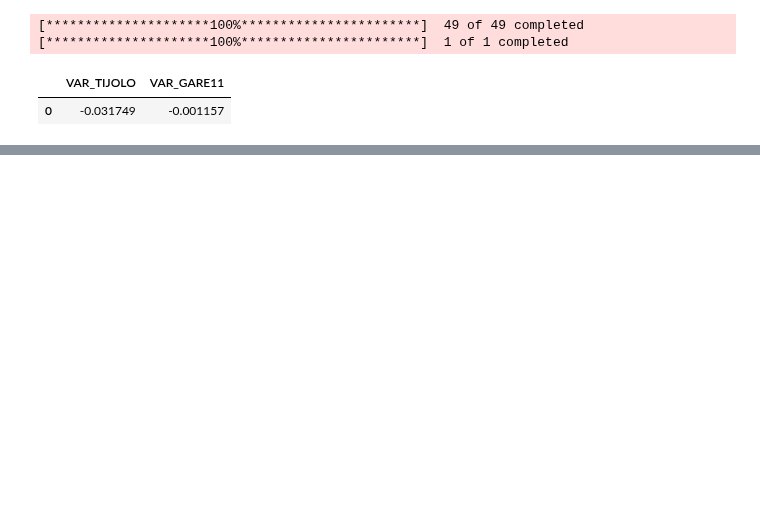
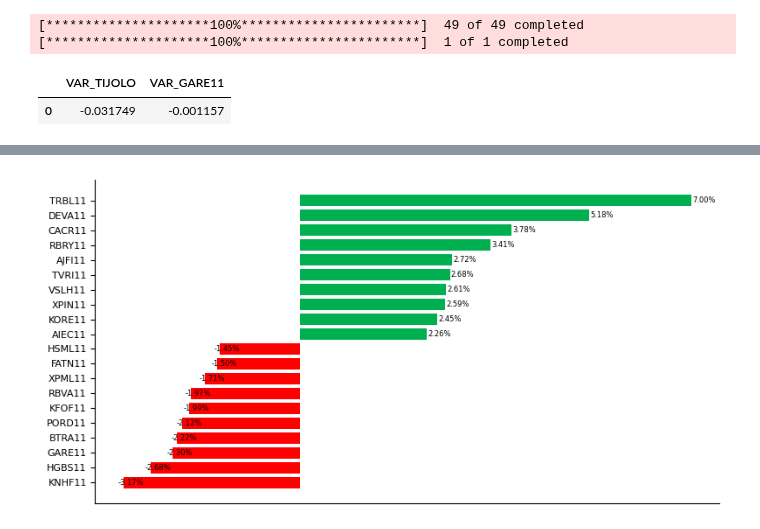
Before and after one commit to LucasFranco-guardian/Relat-rios-Passivo, a Jupyter notebook: Relatorio_ativo.ipynb, the cells around one changed output, grey strips where cells are left out. Drawn from its saved outputs; the diff is of its cells as text; code cells hidden in the pictures; blank space fills up the shorter version.

```diff
--- a/Relatorio_ativo.ipynb
+++ b/Relatorio_ativo.ipynb
@@ -116,0 +270,58 @@ ativos_merge
+# %%
+top_10_altas = ativos_merge.nlargest(10, 'VARIAÇÃO_DIARIA')
+top_10_baixas = ativos_merge.nsmallest(10, 'VARIAÇÃO_DIARIA')
+
+top_10_altasXbaixas = pd.concat([top_10_altas,top_10_baixas]).reset_index(drop=True)
+
+top_10_altasXbaixas = top_10_altasXbaixas.drop(columns = ['TIPO', 'VP MM', 'COTAS', 'LIQUIDEZ - MÉDIA', 'LIQUIDEZ - SOMA', 'Preço1',
+                                    'Preço2', 'VM', 'P/VP'])
+top_10_altasXbaixas = top_10_altasXbaixas.sort_values(by='VARIAÇÃO_DIARIA', ascending = True)
+top_10_altasXbaixas['Ticker'] = top_10_altasXbaixas['Ticker'].apply(excluir_5_dig)
+
+fig, ax = plt.subplots(figsize=(8, 4))
+
+# Criar as barras horizontais com cores baseadas na variação diária
+graf_barras = ax.barh(
+    top_10_altasXbaixas['Ticker'],
+    top_10_altasXbaixas['VARIAÇÃO_DIARIA'],
+    color=['#00B050' if var > 0 else '#FF0000' for var in top_10_altasXbaixas['VARIAÇÃO_DIARIA']]
+)
+
+# Adicionar rótulos de dados às barras
+for barra in graf_barras:
+    largura = barra.get_width()
+    deslocamento = 0.1 if largura < 0 else 0.02
+    ax.text(
+        largura - deslocamento if largura < 0 else largura + deslocamento,
+        barra.get_y() + barra.get_height() / 2,
+        f'{largura:,.2f}%',
+        ha='left',
+        va='center',
+        fontsize=6,
+        color='black'  # Cor dos rótulos de texto
+    )
+
+# Personalizar o gráfico
+ax.set_ylabel('', fontsize=12, color='black')  # Nome do eixo Y em branco
+ax.get_xaxis().set_visible(False)  # Ocultar eixo X
+ax.spines['top'].set_visible(False)  # Ocultar borda superior
+ax.spines['right'].set_visible(False)  # Ocultar borda direita
+ax.spines['bottom'].set_visible(True) # Ocultar borda inferior
+ax.spines['left'].set_color('black') # Alterando cor da linha do eixo Y
+ax.tick_params(axis='y', labelsize=8, color = 'black')
+
+# Ajustar rótulos do eixo Y para ficarem brancos
+for label in ax.get_yticklabels():
+    label.set_color('Black')  # Define a cor dos rótulos do eixo Y
+    label.set_fontsize(8)  # Ajusta o tamanho da fonte, se necessário
+
+# Salvar o gráfico em um arquivo PNG
+fig.savefig('VARIAÇÕES_DIARIAS.png', transparent=True, dpi=400, bbox_inches='tight')
+
+# Ajustar o layout
+plt.tight_layout()
+
+# Exibir o gráfico
+plt.show()
+# %% [output]
+[figure, added]
```
Also changed, not shown: parts of 10 cells of this notebook, 1 other file.
